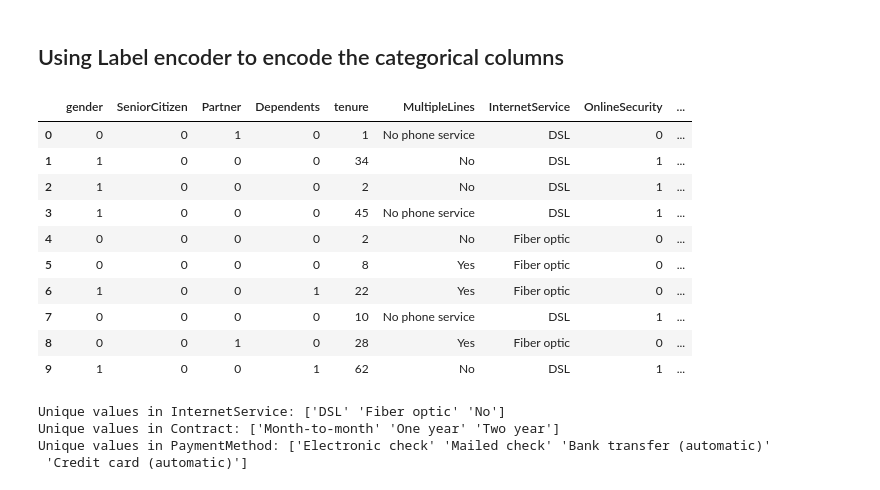
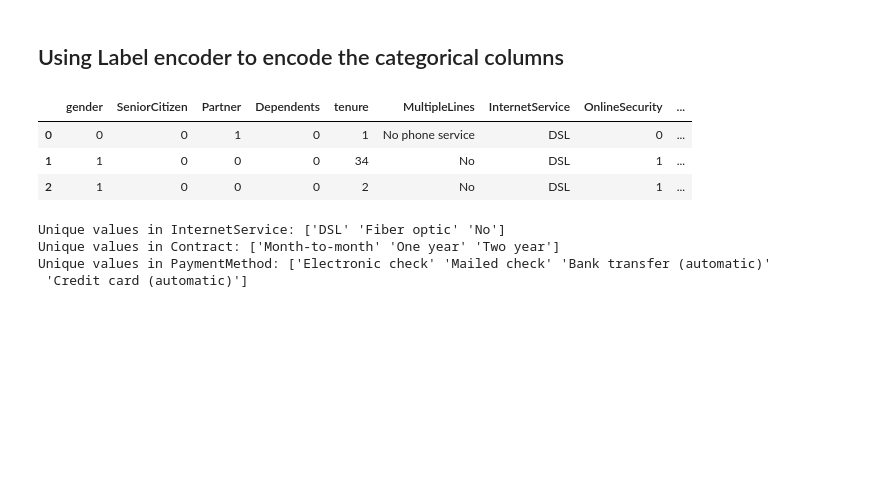
Before and after one commit to mohamedseif-10/DM-projects, a Jupyter notebook: Classification Task/Preprocessing/preprocessing.ipynb, the cells around one changed output. Saved outputs shown, nothing was run; the diff lists cells and outputs as text; code cells hidden in the pictures; blank space fills up the shorter version.

```diff
--- a/Classification Task/Preprocessing/preprocessing.ipynb
+++ b/Classification Task/Preprocessing/preprocessing.ipynb
@@ -495,19 +484,12 @@ plt.show()
 # %% [markdown]
 ## Using Label encoder to encode the categorical columns
 # %%
-data.head(10)
+data.head(3)
 # %% [output]
 |  | gender | SeniorCitizen | Partner | Dependents | tenure | MultipleLines | InternetService | OnlineSecurity | ... |
 | 0 | 0 | 0 | 1 | 0 | 1 | No phone service | DSL | 0 | ... |
 | 1 | 1 | 0 | 0 | 0 | 34 | No | DSL | 1 | ... |
 | 2 | 1 | 0 | 0 | 0 | 2 | No | DSL | 1 | ... |
-| 3 | 1 | 0 | 0 | 0 | 45 | No phone service | DSL | 1 | ... |
-| 4 | 0 | 0 | 0 | 0 | 2 | No | Fiber optic | 0 | ... |
-| 5 | 0 | 0 | 0 | 0 | 8 | Yes | Fiber optic | 0 | ... |
-| 6 | 1 | 0 | 0 | 1 | 22 | Yes | Fiber optic | 0 | ... |
-| 7 | 0 | 0 | 0 | 0 | 10 | No phone service | DSL | 1 | ... |
-| 8 | 0 | 0 | 1 | 0 | 28 | Yes | Fiber optic | 0 | ... |
-| 9 | 1 | 0 | 0 | 1 | 62 | No | DSL | 1 | ... |
 # %%
 for col in data[[ 'InternetService', 'Contract', 'PaymentMethod']]:
     print(f"Unique values in {col}: {data[col].unique()}")
```
Also changed, not shown: parts of 9 cells of this notebook, 1 other file.
